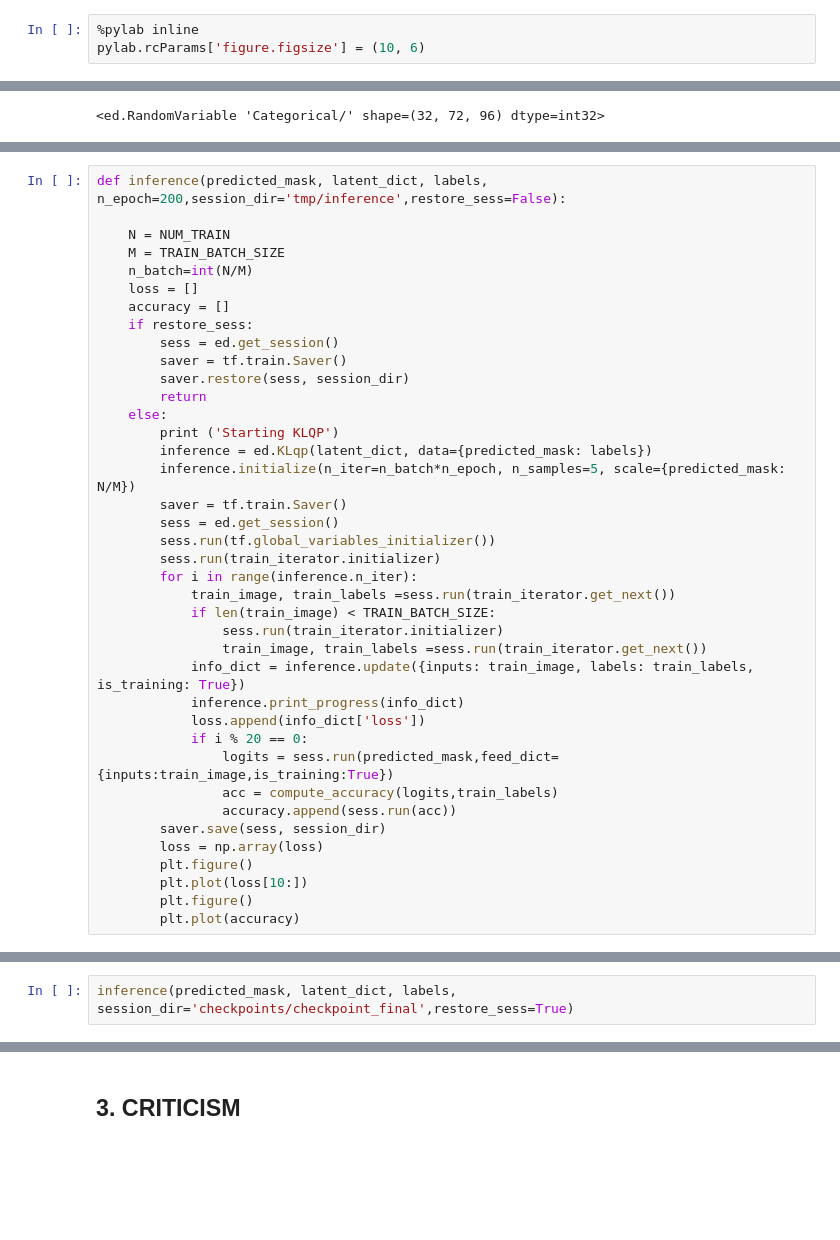
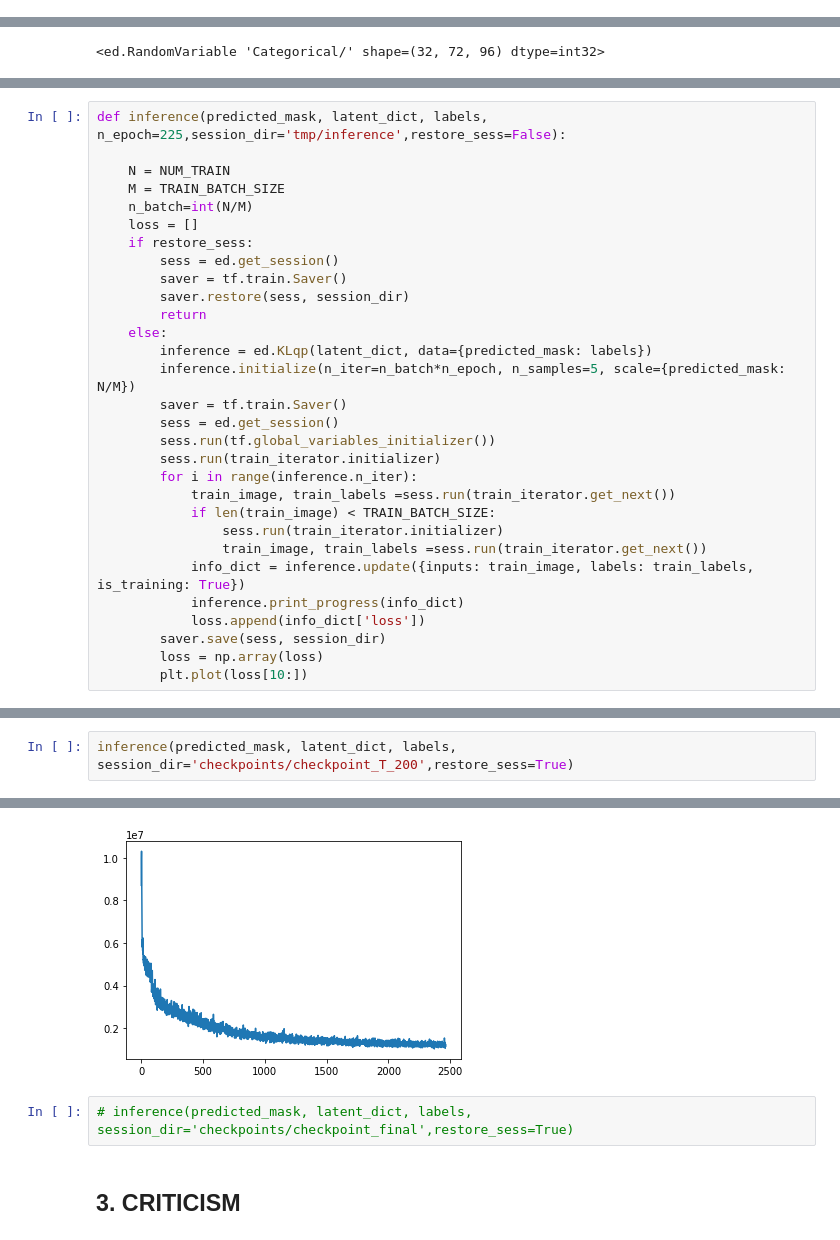
Before and after one commit to Arvinds-ds/segnet, a Jupyter notebook: Bayesian Semantic Segmentation.ipynb, the cells around one changed output, grey strips where cells are left out. Cells and saved outputs as stored; diff of their text form; blank space fills up the shorter version.

```diff
--- a/Bayesian Semantic Segmentation.ipynb
+++ b/Bayesian Semantic Segmentation.ipynb
@@ -240,6 +241,3 @@ def model(inputs_, is_training):
 predicted_mask, latent_dict = model(inputs, is_training)
 # %% [markdown]
 ## 2. INFERENCE
-# %%
-%pylab inline
-pylab.rcParams['figure.figsize'] = (10, 6)
@@ -260,18 +256,16 @@ def compute_accuracy(logits, labels):
 # %%
-def inference(predicted_mask, latent_dict, labels, n_epoch=200,session_dir='tmp/inference',restore_sess=False):
+def inference(predicted_mask, latent_dict, labels, n_epoch=225,session_dir='tmp/inference',restore_sess=False):
 
     N = NUM_TRAIN
     M = TRAIN_BATCH_SIZE
     n_batch=int(N/M)
     loss = []
-    accuracy = []
     if restore_sess:
         sess = ed.get_session()
         saver = tf.train.Saver()
         saver.restore(sess, session_dir)
         return
     else:
-        print ('Starting KLQP')
         inference = ed.KLqp(latent_dict, data={predicted_mask: labels})
         inference.initialize(n_iter=n_batch*n_epoch, n_samples=5, scale={predicted_mask: N/M})
         saver = tf.train.Saver()
@@ -286,16 +280,9 @@ def inference(predicted_mask, latent_dict, labels, n_epoch=200,session_dir='tmp/
             info_dict = inference.update({inputs: train_image, labels: train_labels, is_training: True})
             inference.print_progress(info_dict)
             loss.append(info_dict['loss'])
-            if i % 20 == 0:
-                logits = sess.run(predicted_mask,feed_dict={inputs:train_image,is_training:True})
-                acc = compute_accuracy(logits,train_labels)
-                accuracy.append(sess.run(acc))
         saver.save(sess, session_dir)
         loss = np.array(loss)
-        plt.figure()
         plt.plot(loss[10:])
-        plt.figure()
-        plt.plot(accuracy)
 # %%
 latent_dict
 # %% [output]
@@ -314,3 +301,3 @@ latent_dict
 # %%
-inference(predicted_mask, latent_dict, labels, session_dir='checkpoints/checkpoint_final',restore_sess=True)
+inference(predicted_mask, latent_dict, labels, session_dir='checkpoints/checkpoint_T_200',restore_sess=True)
 # %% [output]
@@ -318,3 +305,6 @@ INFO:tensorflow:Restoring parameters from checkpoints/checkpoint_final
+[figure, added]
+# %%
+# inference(predicted_mask, latent_dict, labels, session_dir='checkpoints/checkpoint_final',restore_sess=True)
 # %% [markdown]
 ## 3. CRITICISM
 # %% [markdown]
```
Also changed, not shown: parts of 12 cells of this notebook.
